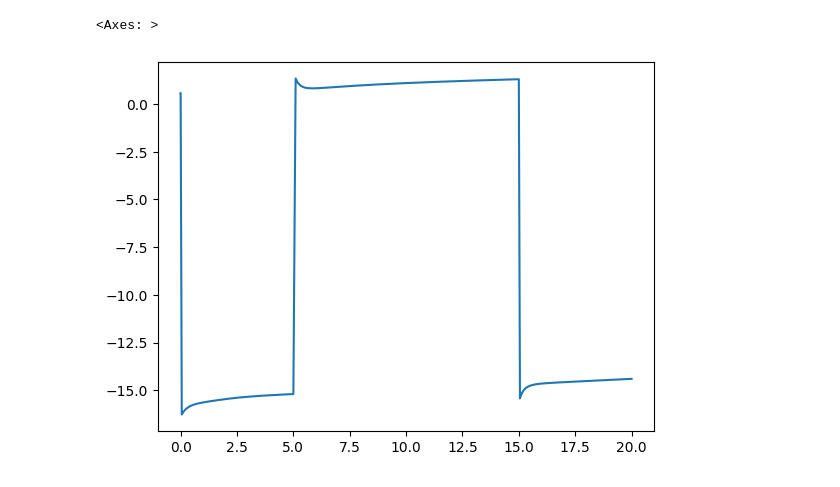
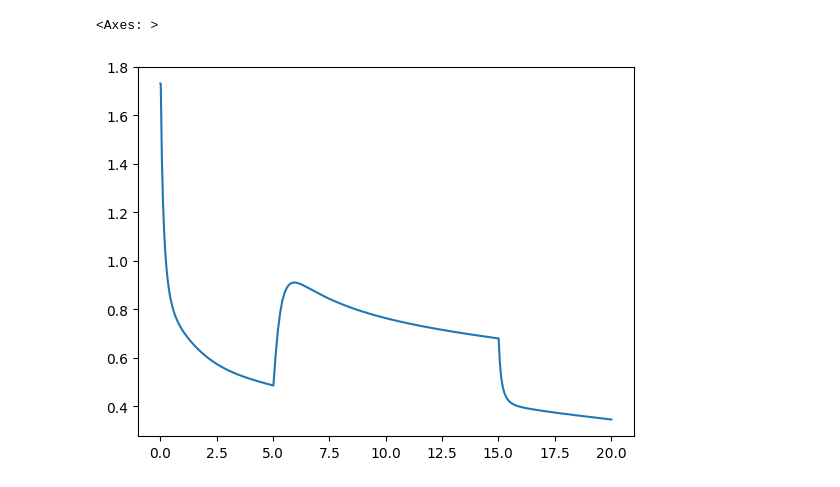
Before and after one commit to Computational-Biology-Aachen/mxl-models, a Jupyter notebook: docs/lam2026.ipynb, the cells around one changed output. Cells and saved outputs as stored; diff of their text form; code cells hidden in the pictures.

```diff
--- a/docs/lam2026.ipynb
+++ b/docs/lam2026.ipynb
@@ -77,5 +54,5 @@ res["damage"].plot()
 # %%
-res["tau_inv"].plot()
+res["tau_Fluo"].plot()
 # %% [output]
 <Axes: >
-[figure, old version]
+[figure, new version]
```
Also changed, not shown: parts of 8 cells of this notebook, 1 other file.
